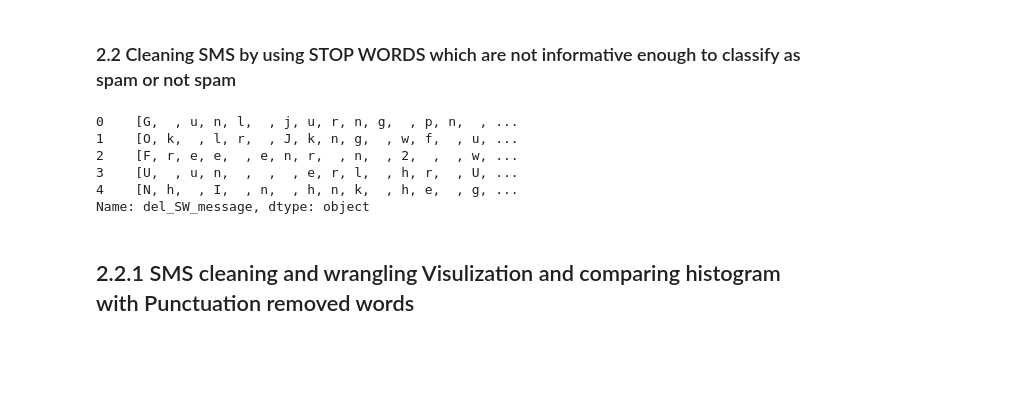
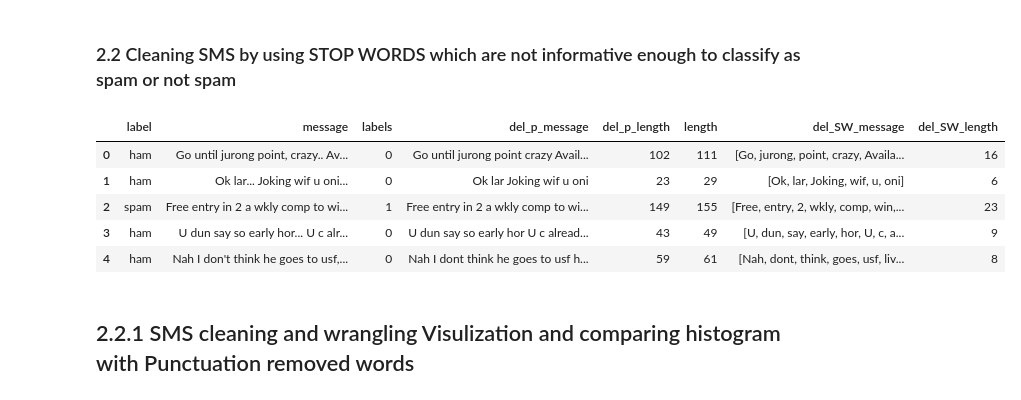
Before and after one commit to santoshapatil/Spam-Classifier, a Jupyter notebook: sms classifier.ipynb, the cells around one changed output. Drawn from its saved outputs; the diff is of its cells as text; code cells hidden in the pictures; blank space fills up the shorter version.

```diff
--- a/sms classifier.ipynb
+++ b/sms classifier.ipynb
@@ -159,13 +159,14 @@ sms['del_SW_message']=sms['del_p_message'].apply(delete_stopwords)
 # %%
 sms['del_SW_length']=sms['del_SW_message'].apply(len)
 sms['del_SW_message'].head()
+sms.head()
 # %% [output]
-0    [G,  , u, n, l,  , j, u, r, n, g,  , p, n,  , ...
-1    [O, k,  , l, r,  , J, k, n, g,  , w, f,  , u, ...
-2    [F, r, e, e,  , e, n, r,  , n,  , 2,  ,  , w, ...
-3    [U,  , u, n,  ,  ,  , e, r, l,  , h, r,  , U, ...
-4    [N, h,  , I,  , n,  , h, n, k,  , h, e,  , g, ...
-Name: del_SW_message, dtype: object
+|  | label | message | labels | del_p_message | del_p_length | length | del_SW_message | del_SW_length |
+| 0 | ham | Go until jurong point, crazy.. Av... | 0 | Go until jurong point crazy Avail... | 102 | 111 | [Go, jurong, point, crazy, Availa... | 16 |
+| 1 | ham | Ok lar... Joking wif u oni... | 0 | Ok lar Joking wif u oni | 23 | 29 | [Ok, lar, Joking, wif, u, oni] | 6 |
+| 2 | spam | Free entry in 2 a wkly comp to wi... | 1 | Free entry in 2 a wkly comp to wi... | 149 | 155 | [Free, entry, 2, wkly, comp, win,... | 23 |
+| 3 | ham | U dun say so early hor... U c alr... | 0 | U dun say so early hor U c alread... | 43 | 49 | [U, dun, say, early, hor, U, c, a... | 9 |
+| 4 | ham | Nah I don't think he goes to usf,... | 0 | Nah I dont think he goes to usf h... | 59 | 61 | [Nah, dont, think, goes, usf, liv... | 8 |
 # %% [markdown]
 ## 2.2.1 SMS cleaning and wrangling Visulization and comparing histogram with Punctuation removed words
 # %%
```
Also changed, not shown: parts of 9 cells of this notebook.
